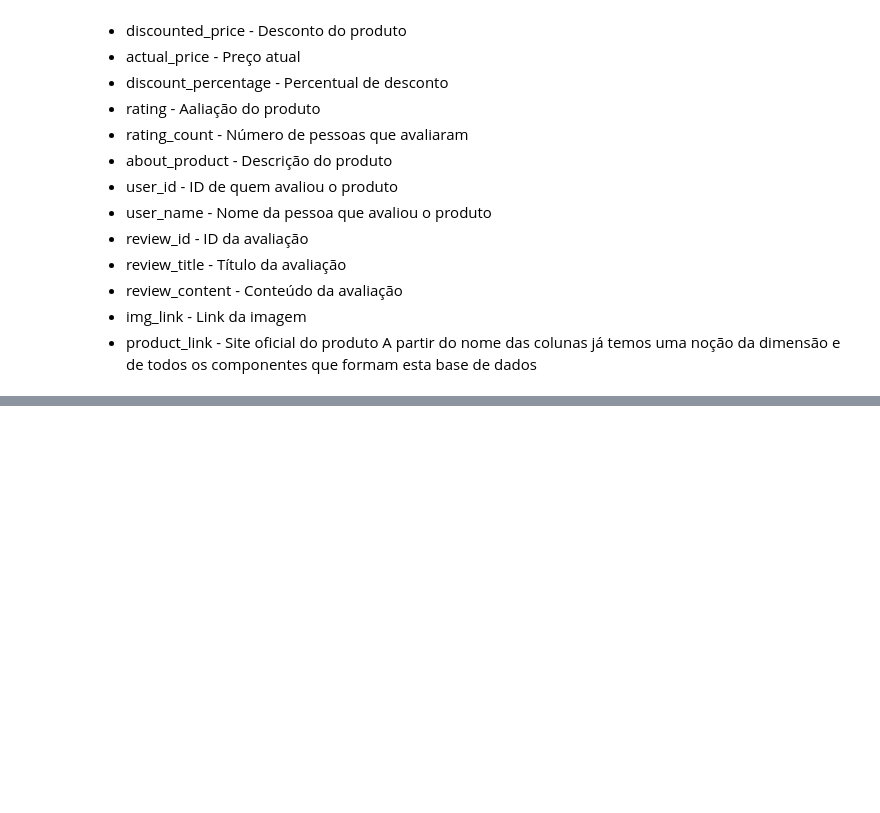
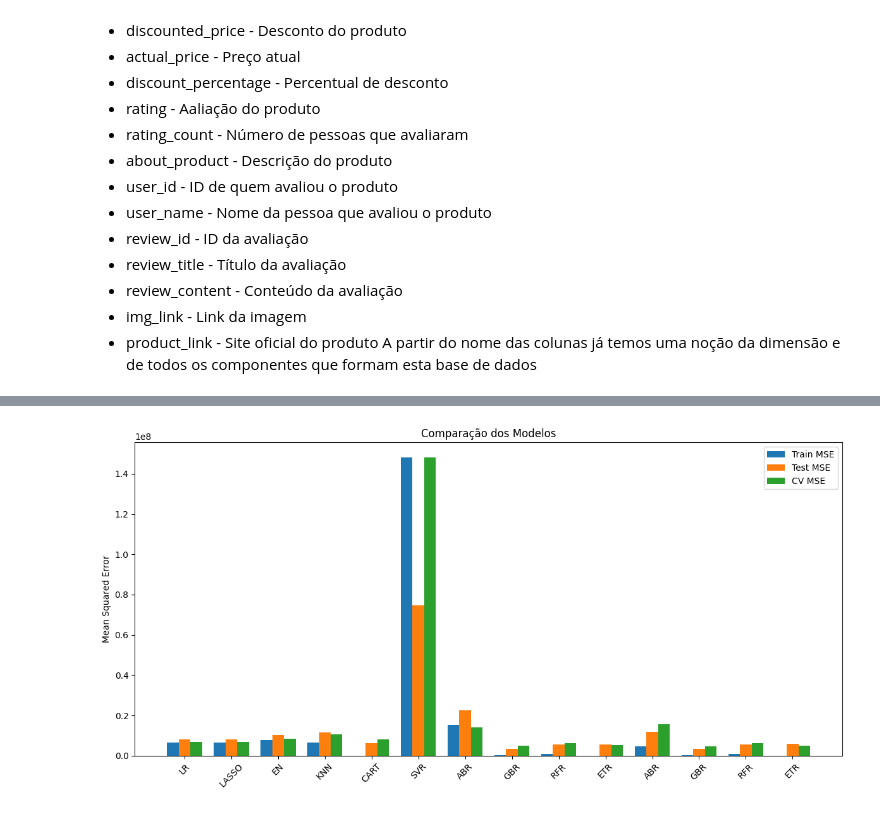
Before and after one commit to Datag4rcia/AAPL, a Jupyter notebook: trabpraticads.ipynb, the cells around one changed output, grey strips where cells are left out. Saved outputs shown, nothing was run; the diff lists cells and outputs as text; code cells hidden in the pictures; blank space fills up the shorter version.

```diff
--- a/trabpraticads.ipynb
+++ b/trabpraticads.ipynb
@@ -101,0 +337,4 @@ A partir do nome das colunas já temos uma noção da dimensão e de todos os co
+# %%
+import pickle
+with open('credit.pkl', mode = 'wb') as f:
+  pickle.dump([X_train, y_train, X_test, y_test], f)
@@ -101,0 +346,84 @@ A partir do nome das colunas já temos uma noção da dimensão e de todos os co
+# %%
+#aplicando os modelos
+models = []
+models.append(('LR', LinearRegression()))
+models.append(('LASSO', Lasso()))
+models.append(('EN', ElasticNet()))
+models.append(('KNN', KNeighborsRegressor()))
+models.append(('CART', DecisionTreeRegressor()))
+models.append(('SVR', SVR()))
+# %%
+# Metodo de boosting
+models.append(('ABR', AdaBoostRegressor()))
+models.append(('GBR', GradientBoostingRegressor()))
+# Metodo de bagging
+models.append(('RFR', RandomForestRegressor()))
+models.append(('ETR', ExtraTreesRegressor()))
+# %%
+#Comparando os modelos, aplicando métricas e plotando em um gráfico
+from sklearn.pipeline import make_pipeline
+from sklearn.impute import SimpleImputer
+from sklearn.model_selection import KFold, cross_val_score
+from sklearn.metrics import mean_squared_error
+import pandas as pd
+import matplotlib.pyplot as plt
+
+names = []
+kfold_results = []
+test_results = []
+train_results = []
+
+for name, model in models:
+    names.append(name)
+
+    # Criar pipeline com imputação
+    pipeline = make_pipeline(SimpleImputer(strategy='mean'), model)
+
+    # K-Fold com shuffle ativado
+    kfold = KFold(n_splits=num_folds, shuffle=True, random_state=seed)
+
+    # Cross-validation com tratamento de NaNs
+    cv_scores = -1 * cross_val_score(pipeline, X_train, y_train, cv=kfold, scoring=scoring)
+    kfold_results.append(cv_scores)
+
+    # Treinamento completo
+    pipeline.fit(X_train, y_train)
+    train_pred = pipeline.predict(X_train)
+    test_pred = pipeline.predict(X_test)
+
+    train_mse = mean_squared_error(y_train, train_pred)
+    test_mse = mean_squared_error(y_test, test_pred)
+
+    train_results.append(train_mse)
+    test_results.append(test_mse)
+
+    msg = f"{name}: CV MSE = {cv_scores.mean():.4f} (±{cv_scores.std():.4f}), Train MSE = {train_mse:.4f}, Test MSE = {test_mse:.4f}"
+    print(msg)
+
+# Criar DataFrame de resultados
+results_df = pd.DataFrame({
+    'Model': names,
+    'CV_MSE_Mean': [res.mean() for res in kfold_results],
+    'CV_MSE_Std': [res.std() for res in kfold_results],
+    'Train_MSE': train_results,
+    'Test_MSE': test_results
+})
+
+# Mostrar e plotar os resultados
+print("\nResultados ordenados por Test MSE:")
+print(results_df.sort_values(by='Test_MSE'))
+
+plt.figure(figsize=(12, 6))
+x = range(len(names))
+
+plt.bar(x, results_df['Train_MSE'], width=0.25, label='Train MSE', align='center')
+plt.bar([i + 0.25 for i in x], results_df['Test_MSE'], width=0.25, label='Test MSE', align='center')
+plt.bar([i + 0.50 for i in x], results_df['CV_MSE_Mean'], width=0.25, label='CV MSE', align='center')
+
+plt.xticks([i + 0.25 for i in x], names, rotation=45)
+plt.ylabel('Mean Squared Error')
+plt.title('Comparação dos Modelos')
+plt.legend()
+plt.tight_layout()
+plt.show()
+# %% [output]
@@ -101,0 +447 @@ A partir do nome das colunas já temos uma noção da dimensão e de todos os co
+[figure, added]
```
Also changed, not shown: parts of 31 cells of this notebook.
